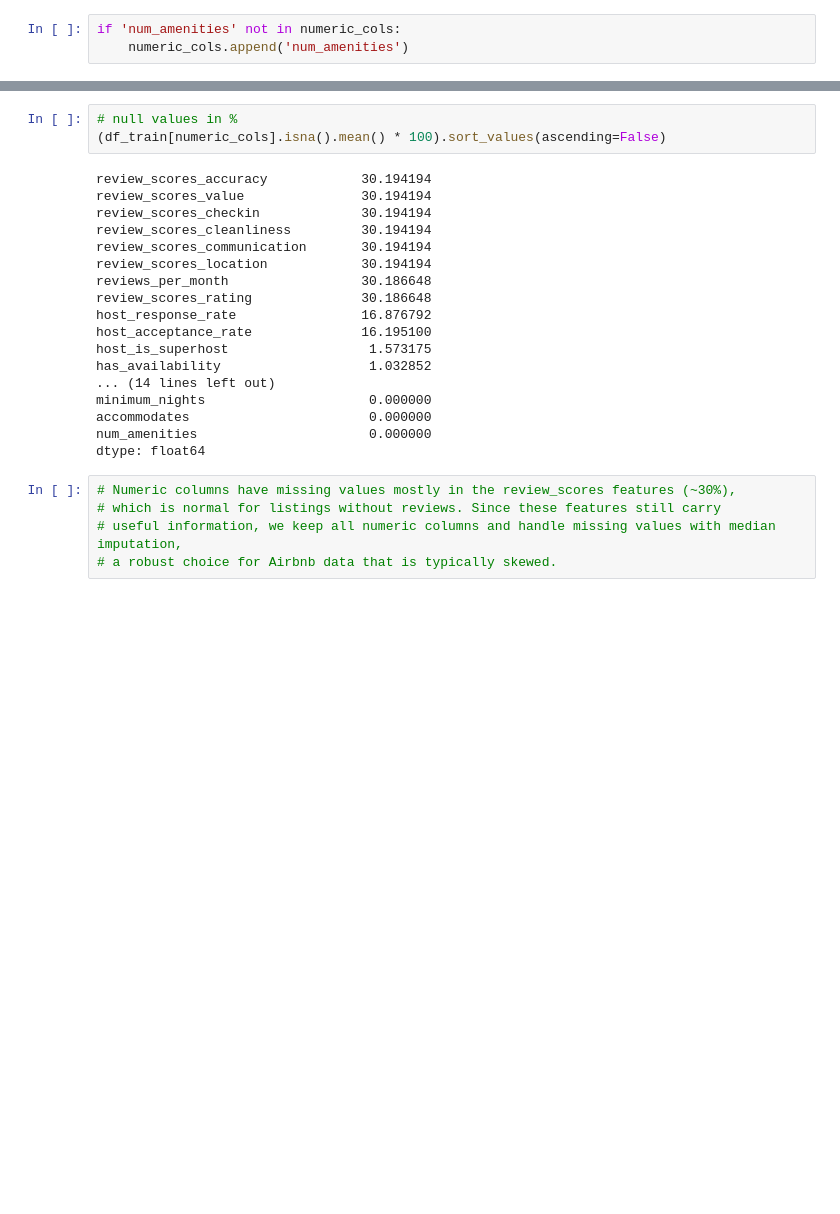
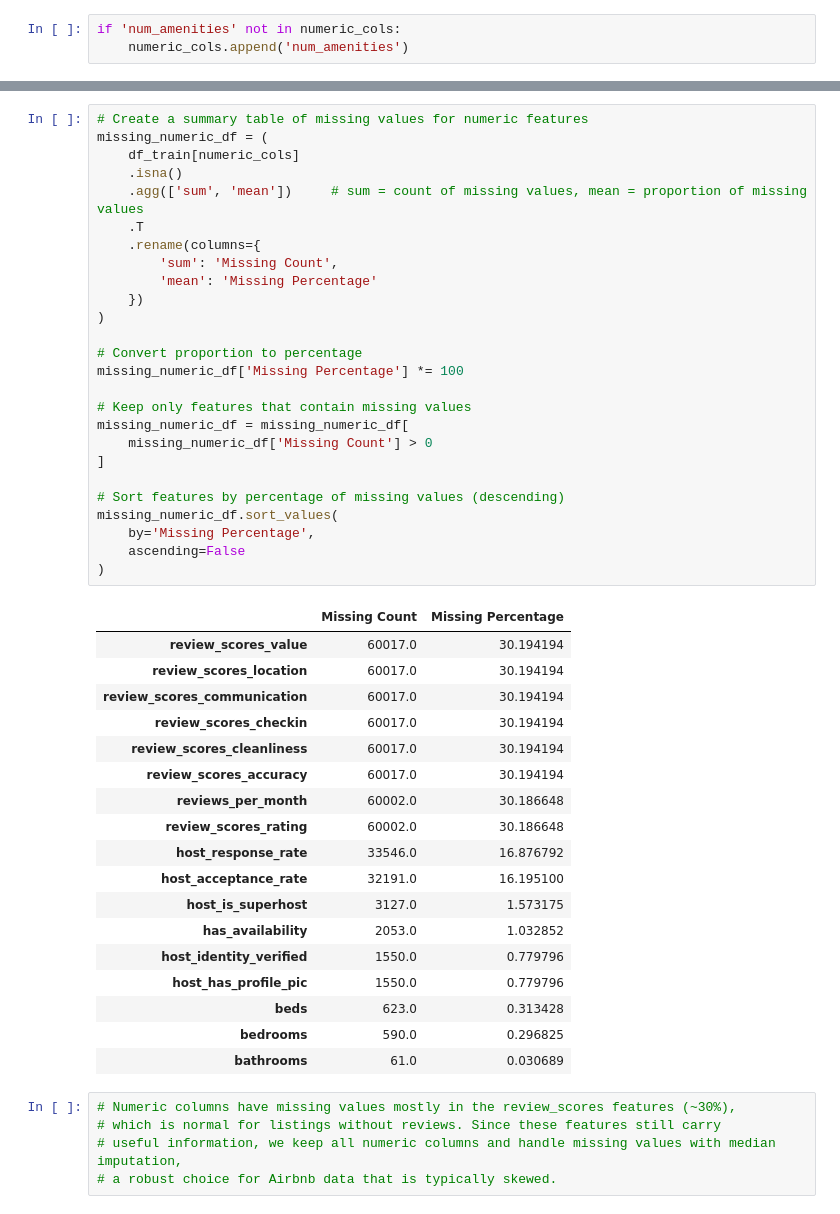
Before and after one commit to aminahrr/AirBnB-ML-project, a Jupyter notebook: notebooks/01_data_preprocessing.ipynb, the cells around one changed output, grey strips where cells are left out. Drawn from its saved outputs; the diff is of its cells as text; blank space fills up the shorter version.

```diff
--- a/notebooks/01_data_preprocessing.ipynb
+++ b/notebooks/01_data_preprocessing.ipynb
@@ -434,24 +534,48 @@ dtype: int64
-# %%
-# null values in %
-(df_train[numeric_cols].isna().mean() * 100).sort_values(ascending=False)
-# %% [output]
-review_scores_accuracy            30.194194
-review_scores_value               30.194194
-review_scores_checkin             30.194194
-review_scores_cleanliness         30.194194
-review_scores_communication       30.194194
-review_scores_location            30.194194
-reviews_per_month                 30.186648
-review_scores_rating              30.186648
-host_response_rate                16.876792
-host_acceptance_rate              16.195100
-host_is_superhost                  1.573175
-has_availability                   1.032852
-... (14 lines left out)
-minimum_nights                     0.000000
-accommodates                       0.000000
-num_amenities                      0.000000
-dtype: float64
+# %%
+# Create a summary table of missing values for numeric features
+missing_numeric_df = (
+    df_train[numeric_cols]
+    .isna()
+    .agg(['sum', 'mean'])     # sum = count of missing values, mean = proportion of missing values
+    .T
+    .rename(columns={
+        'sum': 'Missing Count',
+        'mean': 'Missing Percentage'
+    })
+)
+
+# Convert proportion to percentage
+missing_numeric_df['Missing Percentage'] *= 100
+
+# Keep only features that contain missing values
+missing_numeric_df = missing_numeric_df[
+    missing_numeric_df['Missing Count'] > 0
+]
+
+# Sort features by percentage of missing values (descending)
+missing_numeric_df.sort_values(
+    by='Missing Percentage',
+    ascending=False
+)
+# %% [output]
+|  | Missing Count | Missing Percentage |
+| review_scores_value | 60017.0 | 30.194194 |
+| review_scores_location | 60017.0 | 30.194194 |
+| review_scores_communication | 60017.0 | 30.194194 |
+| review_scores_checkin | 60017.0 | 30.194194 |
+| review_scores_cleanliness | 60017.0 | 30.194194 |
+| review_scores_accuracy | 60017.0 | 30.194194 |
+| reviews_per_month | 60002.0 | 30.186648 |
+| review_scores_rating | 60002.0 | 30.186648 |
+| host_response_rate | 33546.0 | 16.876792 |
+| host_acceptance_rate | 32191.0 | 16.195100 |
+| host_is_superhost | 3127.0 | 1.573175 |
+| has_availability | 2053.0 | 1.032852 |
+| host_identity_verified | 1550.0 | 0.779796 |
+| host_has_profile_pic | 1550.0 | 0.779796 |
+| beds | 623.0 | 0.313428 |
+| bedrooms | 590.0 | 0.296825 |
+| bathrooms | 61.0 | 0.030689 |
 # %%
 # Numeric columns have missing values mostly in the review_scores features (~30%),
 # which is normal for listings without reviews. Since these features still carry
```
Also changed, not shown: parts of 27 cells of this notebook.
